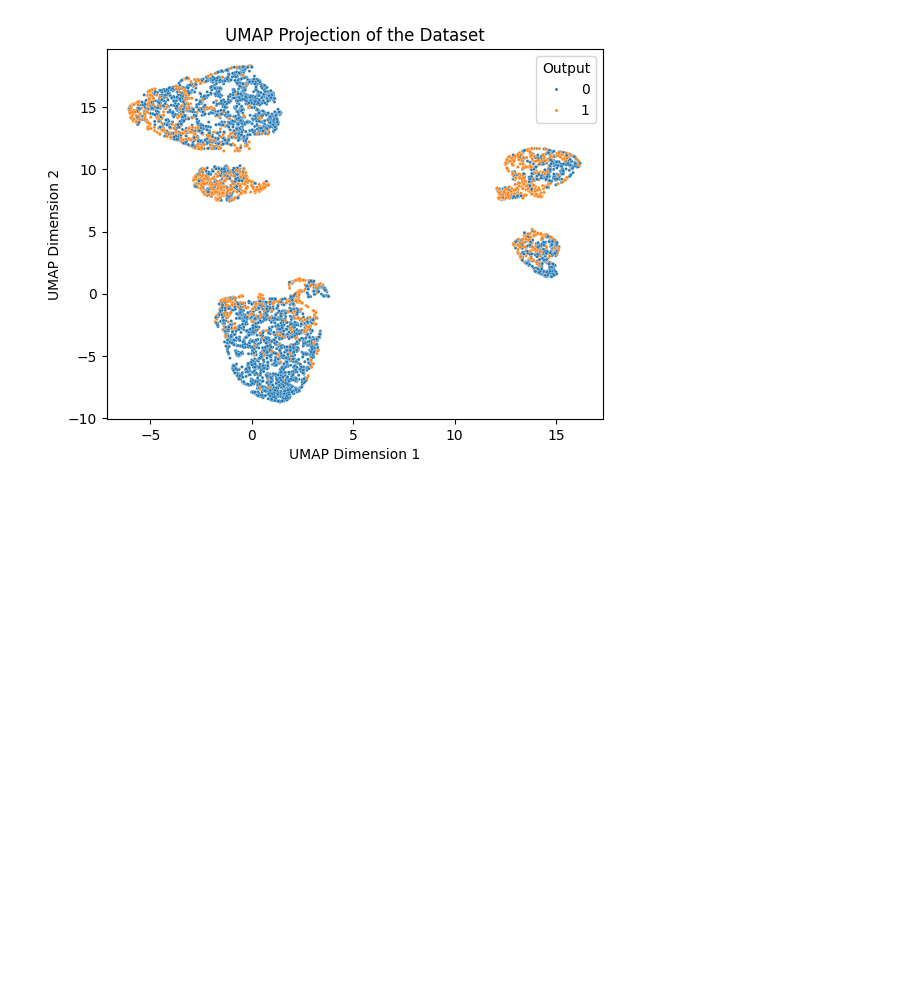
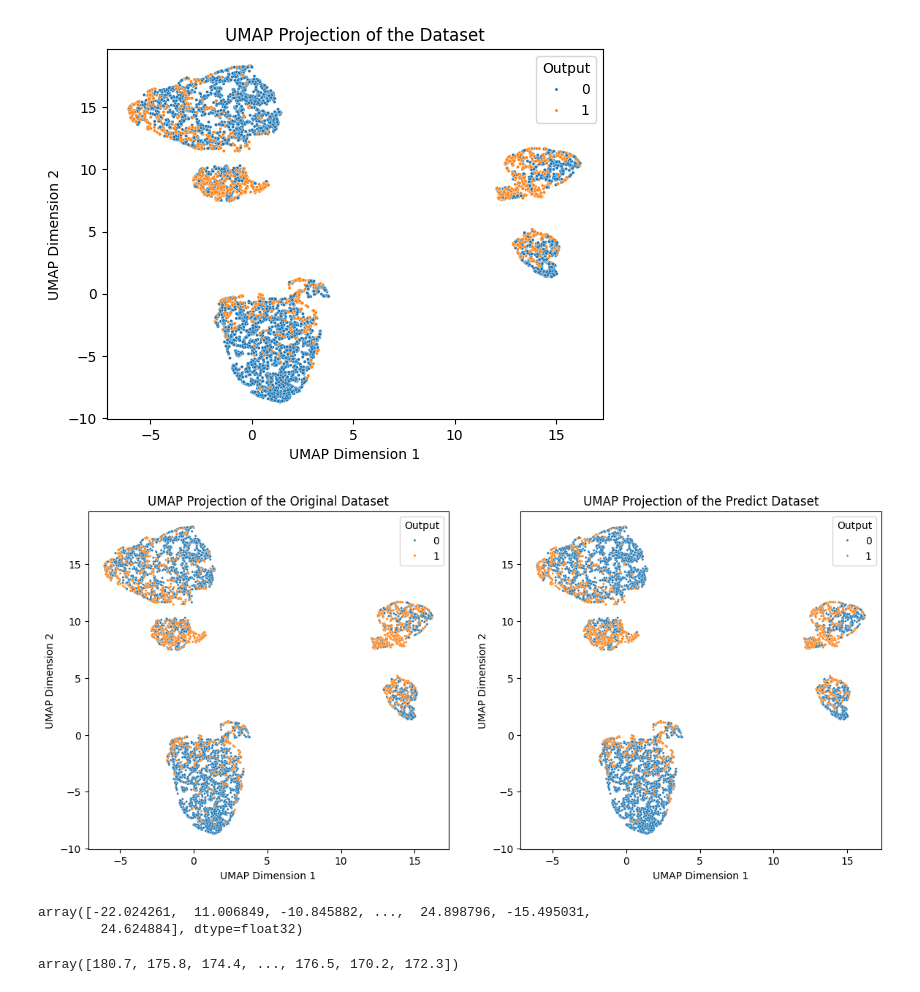
Before and after one commit to xerader/QBS181, a Jupyter notebook: Prediction Scripts/Prediction_with_umap.ipynb, the cells around one changed output. Saved outputs shown, nothing was run; the diff lists cells and outputs as text; code cells hidden in the pictures; blank space fills up the shorter version.

Commit message:
umap improve

```diff
--- a/Prediction Scripts/Prediction_with_umap.ipynb
+++ b/Prediction Scripts/Prediction_with_umap.ipynb
@@ -222,3 +222,22 @@ plt.legend(title='Output', loc='best')
 plt.show()
 # %% [output]
 [figure]
+# %%
+fig, axes = plt.subplots(1, 2, figsize=(14, 6))
+
+sns.scatterplot(x=X_umap_2d[:, 0], y=X_umap_2d[:, 1], hue=y, palette=palette_01, s=5, alpha=1, ax=axes[0])
+axes[0].set_title("UMAP Projection of the Original Dataset")
+axes[0].set_xlabel("UMAP Dimension 1")
+axes[0].set_ylabel("UMAP Dimension 2")
+axes[0].legend(title='Output', loc='best')
+
+sns.scatterplot(x=X_umap_2d[:, 0], y=X_umap_2d[:, 1], hue=y_predict, palette=palette_01, s=5, alpha=1, ax=axes[1])
+axes[1].set_title("UMAP Projection of the Predict Dataset")
+axes[1].set_title("UMAP Projection of the Predict Dataset")
+axes[1].set_xlabel("UMAP Dimension 1")
+axes[1].set_ylabel("UMAP Dimension 2")
+axes[1].legend(title='Output', loc='best')
+axes[1].legend(title='Output', loc='best')
+plt.show()
+# %% [output]
+[figure, added]
@@ -224,0 +252,12 @@ plt.show()
+# %%
+len(X_umap_1d)
+X_umap_1d = X_umap_1d.reshape(-1)
+X_umap_1d
+# %% [output]
+array([-22.024261,  11.006849, -10.845882, ...,  24.898796, -15.495031,
+        24.624884], dtype=float32)
+# %%
+heart_rate = df['Max Heart Rate'].to_numpy()
+heart_rate
+# %% [output]
+array([180.7, 175.8, 174.4, ..., 176.5, 170.2, 172.3])
```
Also changed, not shown: parts of 4 cells of this notebook, 1 other file.
